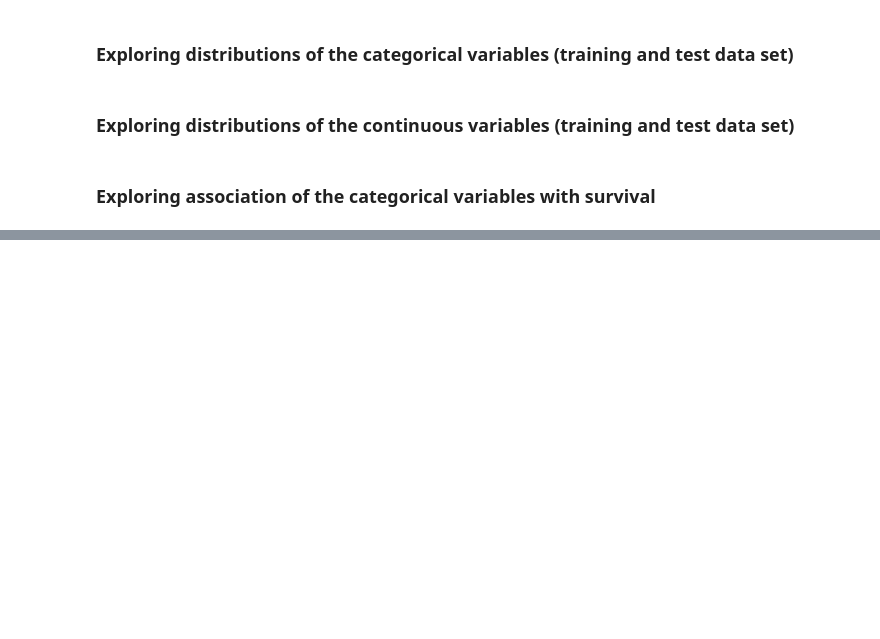
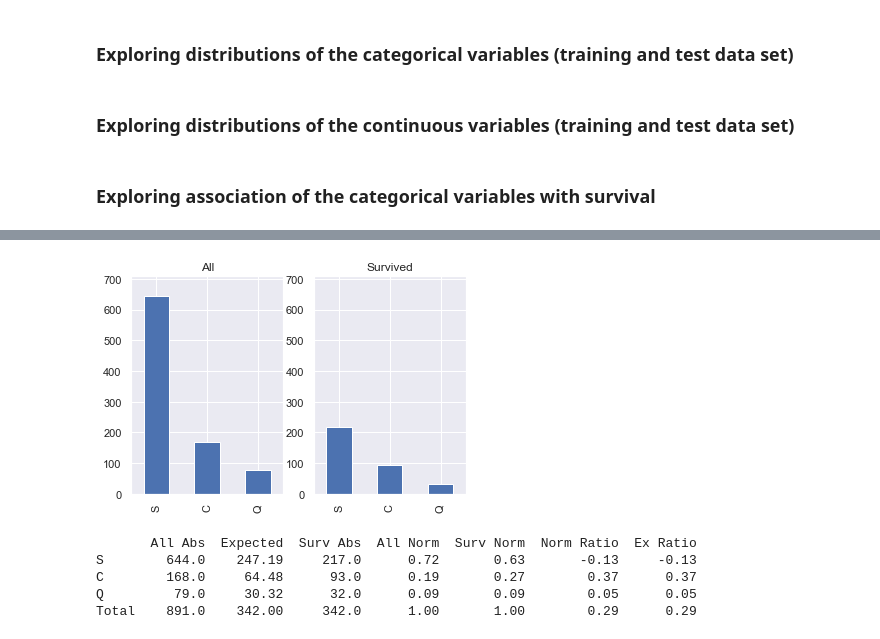
Before and after one commit to schae211/kaggle_titanic, a Jupyter notebook: titanic/EDA_3.ipynb, the cells around one changed output, grey strips where cells are left out. Saved outputs shown, nothing was run; the diff lists cells and outputs as text; code cells hidden in the pictures; blank space fills up the shorter version.

```diff
--- a/titanic/EDA_3.ipynb
+++ b/titanic/EDA_3.ipynb
@@ -230,8 +213,15 @@ cat_vis(df_train, df_train_surv, "Parch_Class")
 cat_dist(df_train, df_train_surv, "Parch_Class")
 # %%
 # Check Embarked
-cat_vis(df_train, df_train_surv, "Embarked")
-cat_dist(df_train, df_train_surv, "Embarked")
+cat_vis(df_train, df_train_surv, "Embarked_filled")
+cat_dist(df_train, df_train_surv, "Embarked_filled")
+# %% [output]
+[figure, added]
+       All Abs  Expected  Surv Abs  All Norm  Surv Norm  Norm Ratio  Ex Ratio
+S        644.0    247.19     217.0      0.72       0.63       -0.13     -0.13
+C        168.0     64.48      93.0      0.19       0.27        0.37      0.37
+Q         79.0     30.32      32.0      0.09       0.09        0.05      0.05
+Total    891.0    342.00     342.0      1.00       1.00        0.29      0.29
 # %%
 # Compare Age distribution between survival
 def boxplots(df, df_surv, var):
```
Also changed, not shown: parts of 12 cells of this notebook, 3 other files.
